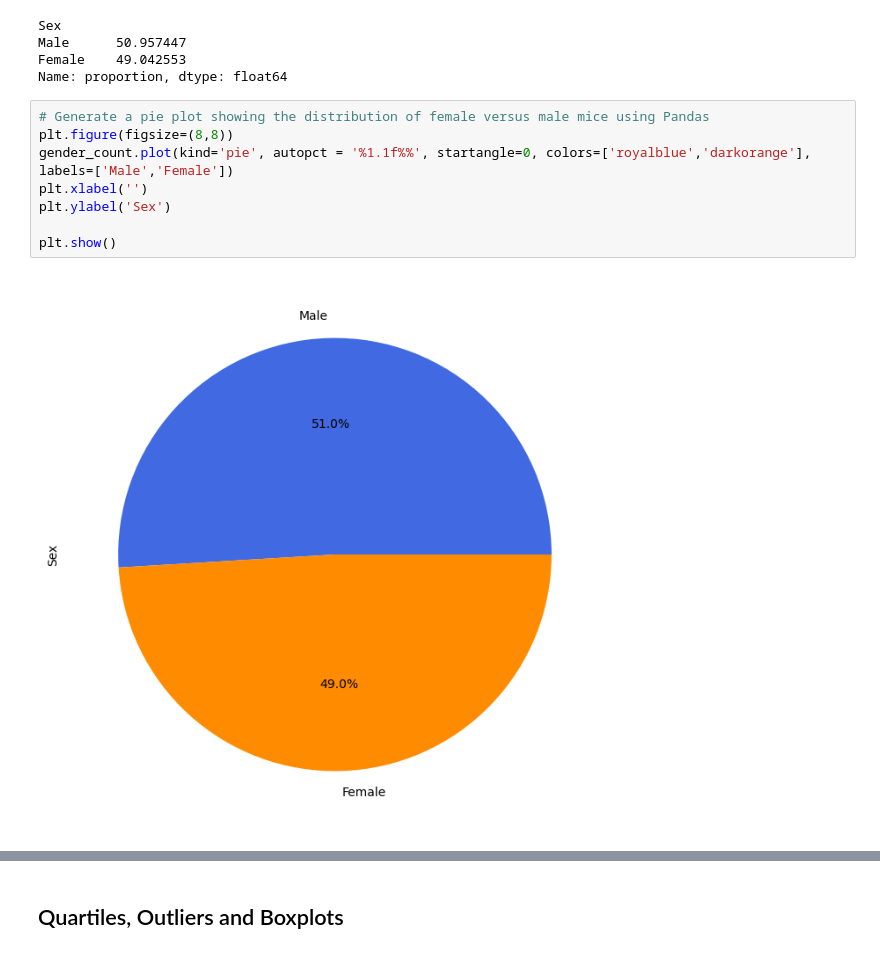
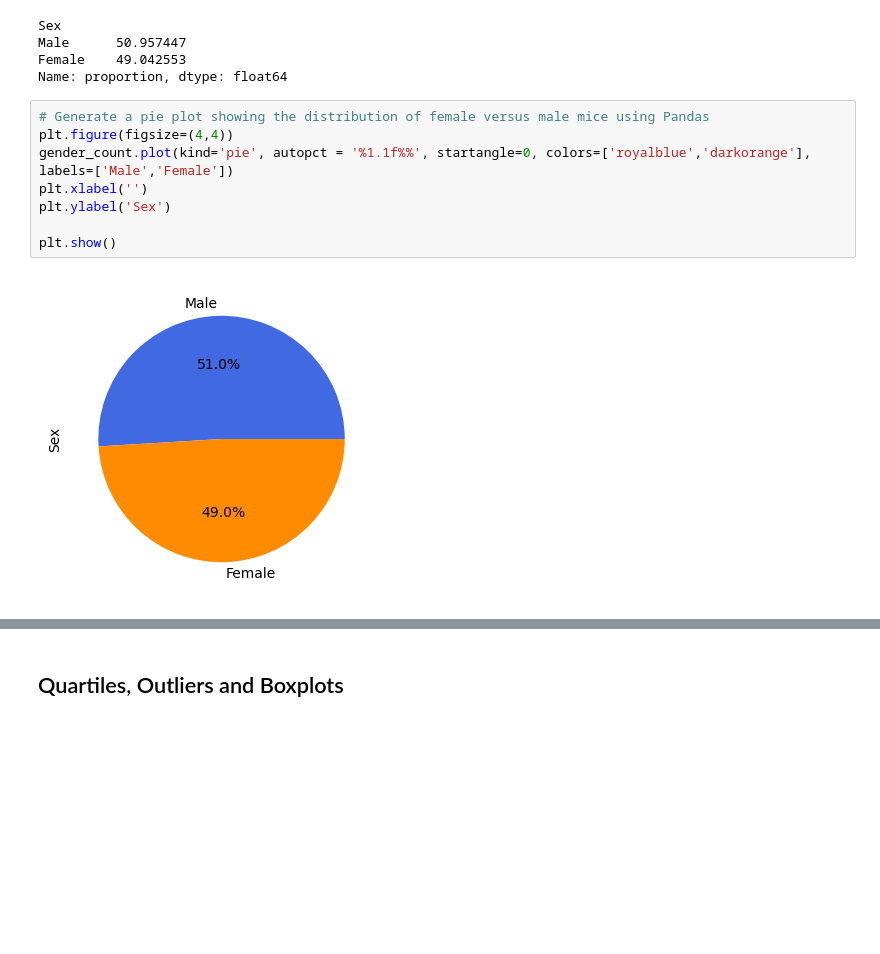
Before and after one commit to Ernawaty2024/matplotlib_challenge, a Jupyter notebook: Pymaceuticals/Pymaceuticals.ipynb.ipynb, the cells around one changed output, grey strips where cells are left out. Drawn from its saved outputs; the diff is of its cells as text; blank space fills up the shorter version.

```diff
--- a/Pymaceuticals/Pymaceuticals.ipynb.ipynb
+++ b/Pymaceuticals/Pymaceuticals.ipynb.ipynb
@@ -185,13 +185,13 @@ Female    49.042553
 Name: proportion, dtype: float64
 # %%
 # Generate a pie plot showing the distribution of female versus male mice using Pandas
-plt.figure(figsize=(8,8))
+plt.figure(figsize=(4,4))
 gender_count.plot(kind='pie', autopct = '%1.1f%%', startangle=0, colors=['royalblue','darkorange'], labels=['Male','Female'])
 plt.xlabel('')
 plt.ylabel('Sex')
 
 plt.show()
 # %% [output]
-[figure, old version]
+[figure, new version]
 # %%
 # Generate a pie plot showing the distribution of female versus male mice using pyplot
```
Also changed, not shown: parts of 2 cells of this notebook.
